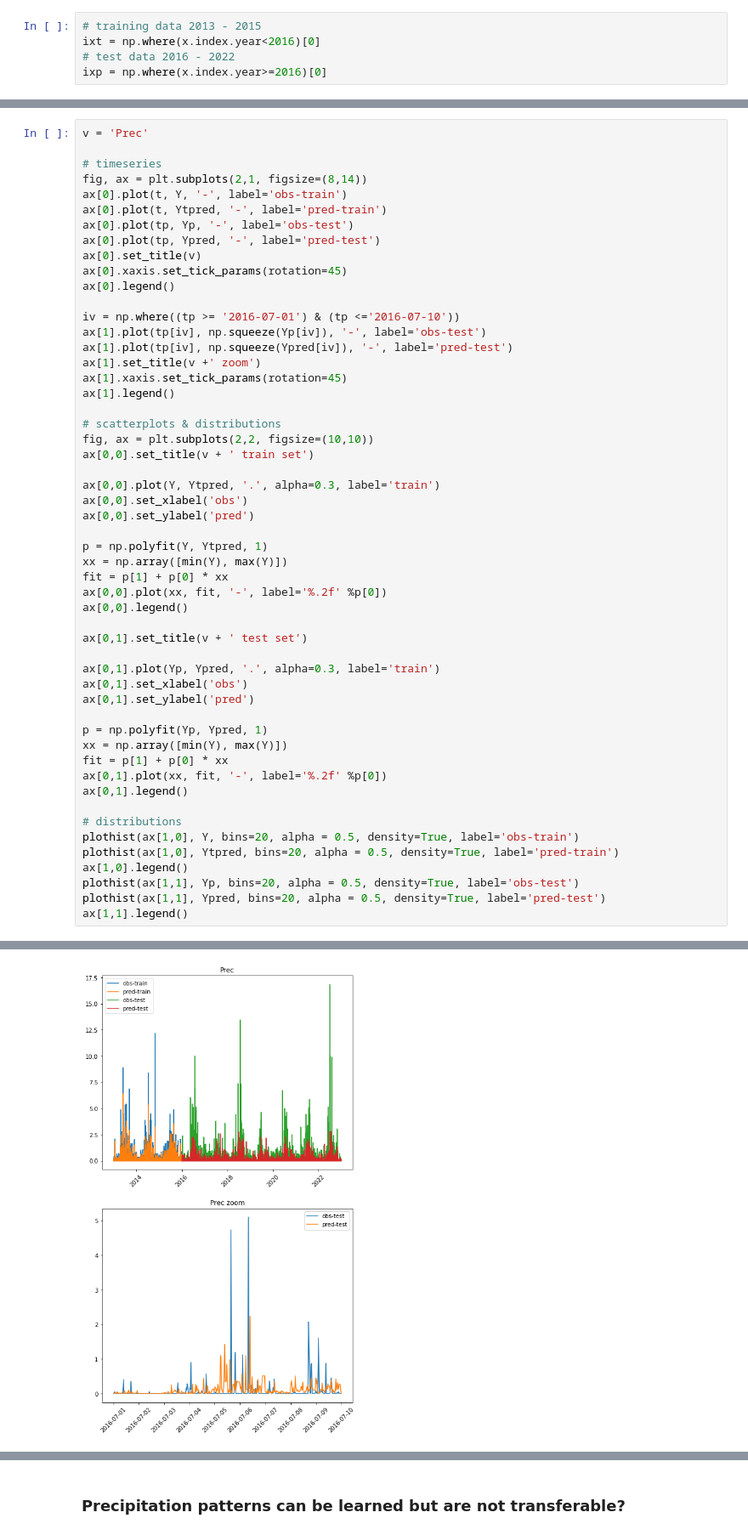
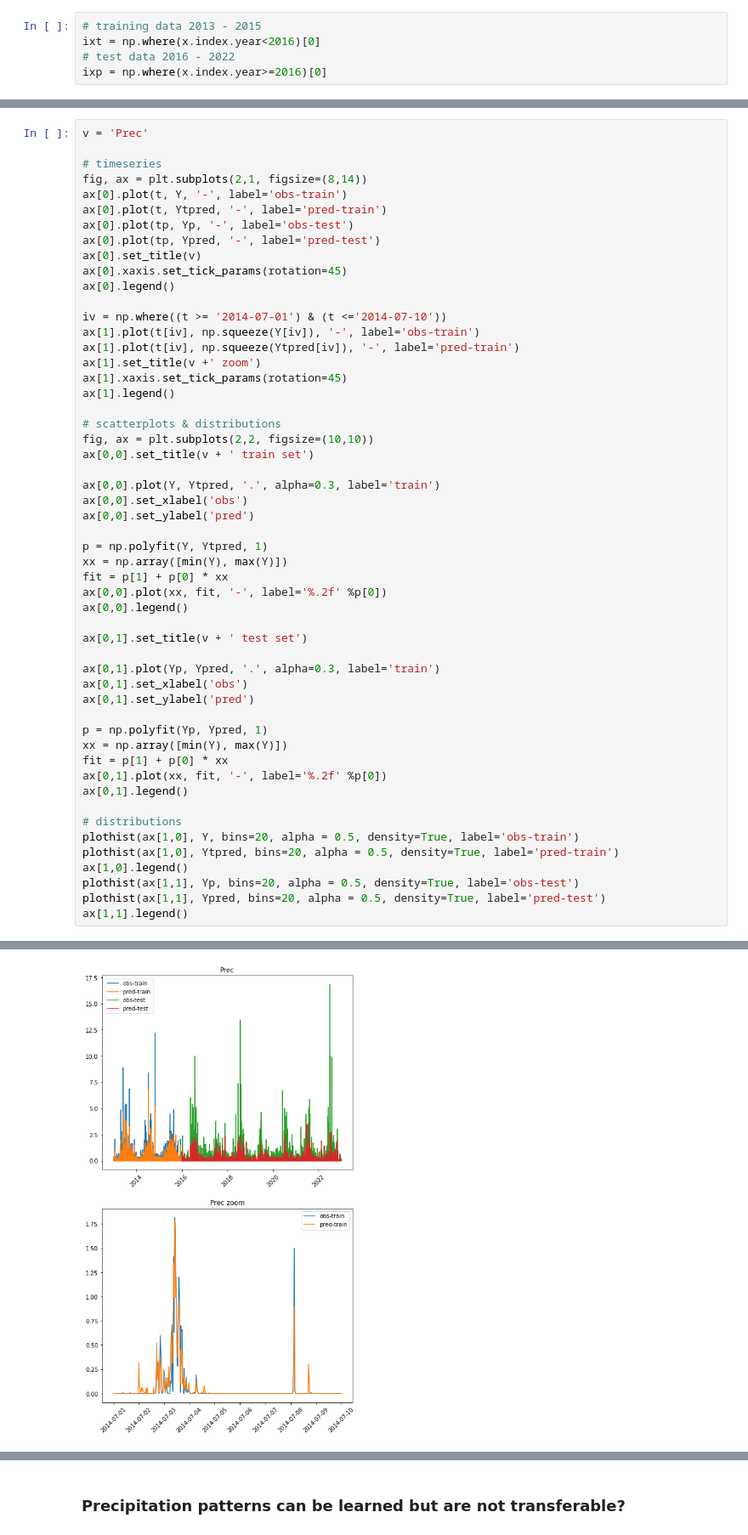
Before and after one commit to LukeEcomod/GFB-data, a Jupyter notebook: Notes_predicting_diurnal_variability.ipynb, the cells around one changed output, grey strips where cells are left out. Shown at 85% size. Cells and saved outputs as stored; diff of their text form.

```diff
--- a/Notes_predicting_diurnal_variability.ipynb
+++ b/Notes_predicting_diurnal_variability.ipynb
@@ -339,9 +341,9 @@ ax[0].set_title(v)
 ax[0].xaxis.set_tick_params(rotation=45)
 ax[0].legend()
 
-iv = np.where((tp >= '2016-07-01') & (tp <='2016-07-10'))
-ax[1].plot(tp[iv], np.squeeze(Yp[iv]), '-', label='obs-test')
-ax[1].plot(tp[iv], np.squeeze(Ypred[iv]), '-', label='pred-test')
+iv = np.where((t >= '2014-07-01') & (t <='2014-07-10'))
+ax[1].plot(t[iv], np.squeeze(Y[iv]), '-', label='obs-train')
+ax[1].plot(t[iv], np.squeeze(Ytpred[iv]), '-', label='pred-train')
 ax[1].set_title(v +' zoom')
 ax[1].xaxis.set_tick_params(rotation=45)
 ax[1].legend()
@@ -354,31 +356,31 @@ ax[0,0].plot(Y, Ytpred, '.', alpha=0.3, label='train')
 ax[0,0].set_xlabel('obs')
 ax[0,0].set_ylabel('pred')
 
 p = np.polyfit(Y, Ytpred, 1)
 xx = np.array([min(Y), max(Y)])
 fit = p[1] + p[0] * xx
 ax[0,0].plot(xx, fit, '-', label='%.2f' %p[0])
 ax[0,0].legend()
 
 ax[0,1].set_title(v + ' test set')
 
 ax[0,1].plot(Yp, Ypred, '.', alpha=0.3, label='train')
 ax[0,1].set_xlabel('obs')
 ax[0,1].set_ylabel('pred')
 
 p = np.polyfit(Yp, Ypred, 1)
 xx = np.array([min(Y), max(Y)])
 fit = p[1] + p[0] * xx
 ax[0,1].plot(xx, fit, '-', label='%.2f' %p[0])
 ax[0,1].legend()
 
 # distributions
 plothist(ax[1,0], Y, bins=20, alpha = 0.5, density=True, label='obs-train')
 plothist(ax[1,0], Ytpred, bins=20, alpha = 0.5, density=True, label='pred-train')
 ax[1,0].legend()
 plothist(ax[1,1], Yp, bins=20, alpha = 0.5, density=True, label='obs-test')
 plothist(ax[1,1], Ypred, bins=20, alpha = 0.5, density=True, label='pred-test')
 ax[1,1].legend()
 # %% [output]
 <matplotlib.legend.Legend at 0x...>
-[figure, old version]
+[figure, new version]
```
Also changed, not shown: parts of 10 cells of this notebook.
